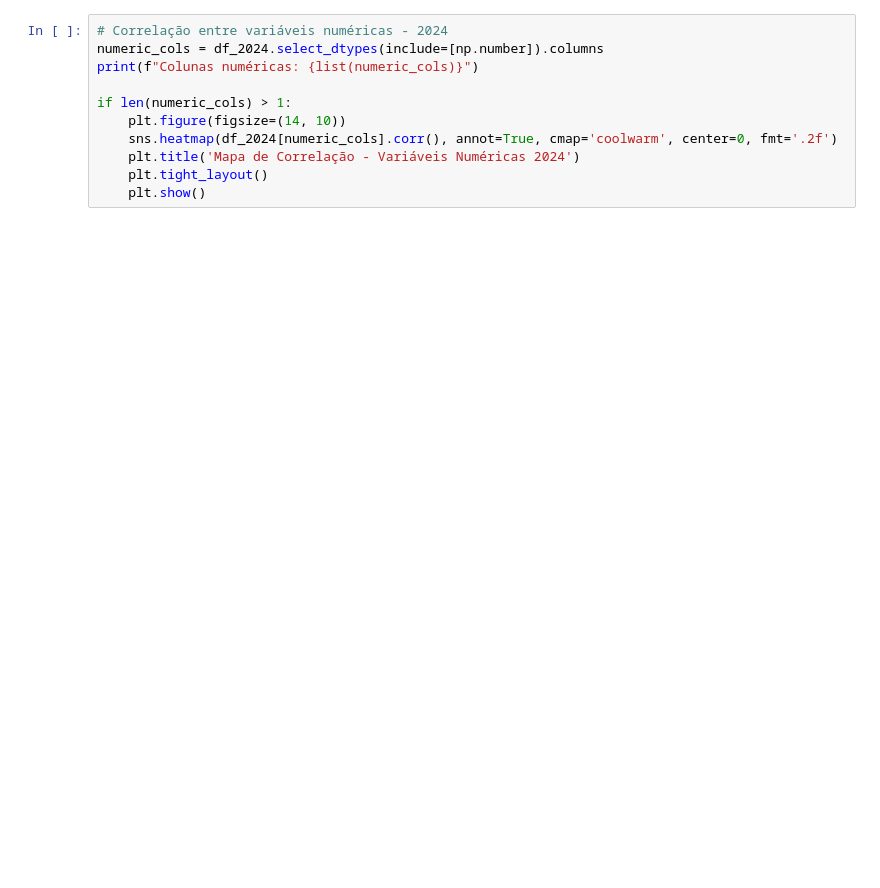
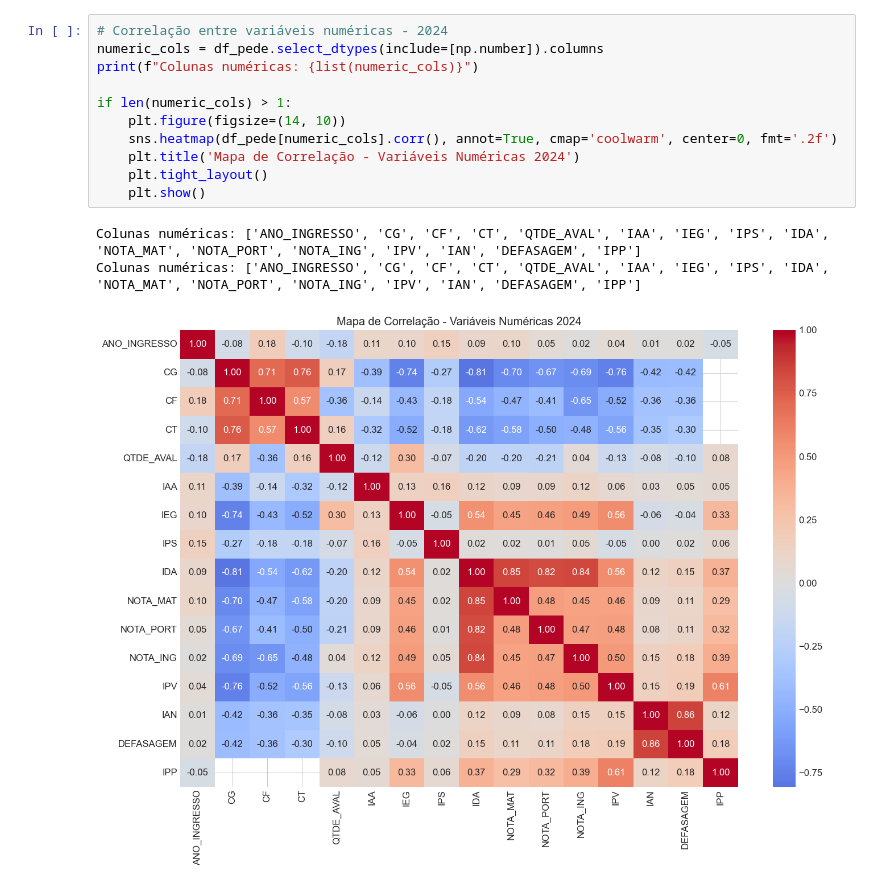
Before and after one commit to navevaik0/MLET_FASE5_DATATHON, a Jupyter notebook: notebooks/analise_exp.ipynb, the cells around one changed output. Saved outputs shown, nothing was run; the diff lists cells and outputs as text; blank space fills up the shorter version.

```diff
--- a/notebooks/analise_exp.ipynb
+++ b/notebooks/analise_exp.ipynb
@@ -145,13 +290,17 @@ plt.show()
 # %%
 # Correlação entre variáveis numéricas - 2024
-numeric_cols = df_2024.select_dtypes(include=[np.number]).columns
+numeric_cols = df_pede.select_dtypes(include=[np.number]).columns
 print(f"Colunas numéricas: {list(numeric_cols)}")
 
 if len(numeric_cols) > 1:
     plt.figure(figsize=(14, 10))
-    sns.heatmap(df_2024[numeric_cols].corr(), annot=True, cmap='coolwarm', center=0, fmt='.2f')
+    sns.heatmap(df_pede[numeric_cols].corr(), annot=True, cmap='coolwarm', center=0, fmt='.2f')
     plt.title('Mapa de Correlação - Variáveis Numéricas 2024')
     plt.tight_layout()
     plt.show()
+# %% [output]
+Colunas numéricas: ['ANO_INGRESSO', 'CG', 'CF', 'CT', 'QTDE_AVAL', 'IAA', 'IEG', 'IPS', 'IDA', 'NOTA_MAT', 'NOTA_PORT', 'NOTA_ING', 'IPV', 'IAN', 'DEFASAGEM', 'IPP']
+Colunas numéricas: ['ANO_INGRESSO', 'CG', 'CF', 'CT', 'QTDE_AVAL', 'IAA', 'IEG', 'IPS', 'IDA', 'NOTA_MAT', 'NOTA_PORT', 'NOTA_ING', 'IPV', 'IAN', 'DEFASAGEM', 'IPP']
+[figure, added]
 # %%
 # Análise por Fase/Turma
```
Also changed, not shown: parts of 21 cells of this notebook, 3 other files.
